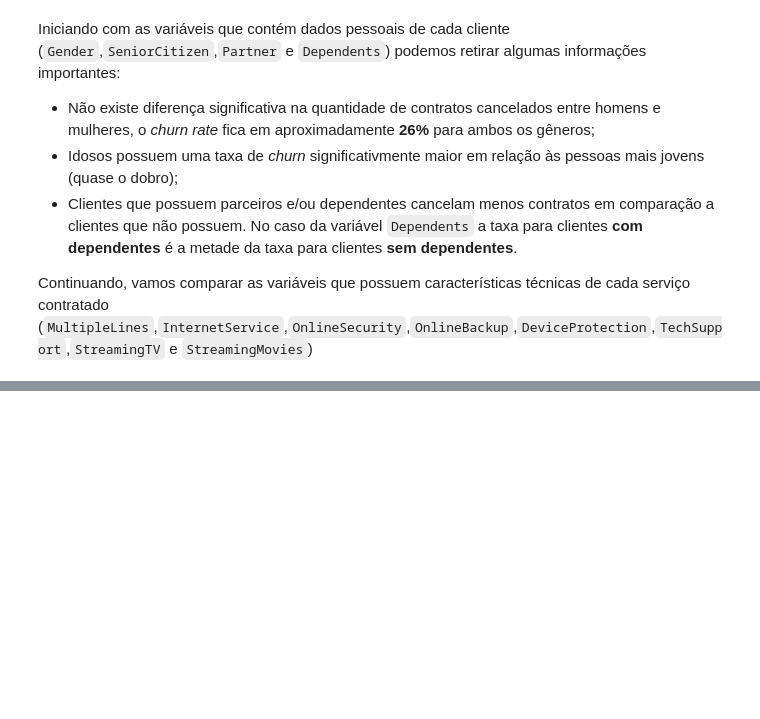
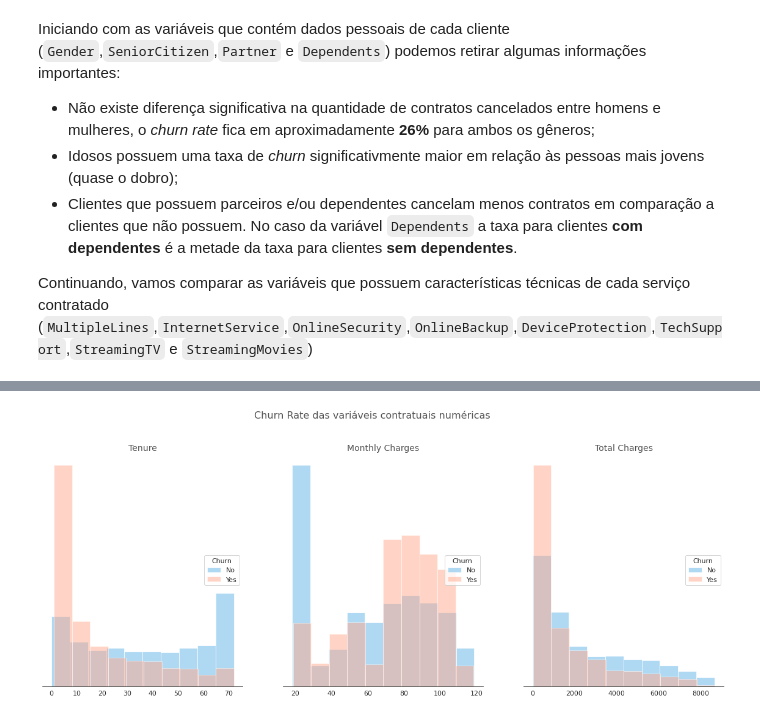
Before and after one commit to LuisCSGuimaraes/ChurnPrediction, a Jupyter notebook: Notebook/Churn Prediction.ipynb, the cells around one changed output, grey strips where cells are left out. Drawn from its saved outputs; the diff is of its cells as text; code cells hidden in the pictures; blank space fills up the shorter version.

```diff
--- a/Notebook/Churn Prediction.ipynb
+++ b/Notebook/Churn Prediction.ipynb
@@ -889,0 +1036,96 @@ plt.show()
+# %%
+#Criando a figura
+fig, ax = plt.subplots(figsize=(20, 7), ncols=3)
+st = fig.suptitle("Churn Rate das variáveis contratuais numéricas", fontsize="16", color=cinza_texto, y=1.02)
+
+#Plotando
+df_clean[df_clean['Churn']=='No']['tenure'].plot(kind='hist',
+                                                 ax=ax[0],
+                                                 density=True,
+                                                 alpha=0.7,
+                                                 color='#8ecaee',
+                                                 label='No')
+df_clean[df_clean['Churn']=='Yes']['tenure'].plot(kind='hist',
+                                                  ax=ax[0],
+                                                  density=True,
+                                                  alpha=0.5,
+                                                  color='#ffaa8f',
+                                                  label='Yes')
+
+df_clean[df_clean['Churn']=='No']['MonthlyCharges'].plot(kind='hist',
+                                                         ax=ax[1],
+                                                         density=True,
+                                                         alpha=0.7,
+                                                         color='#8ecaee',
+                                                         label='No')
+df_clean[df_clean['Churn']=='Yes']['MonthlyCharges'].plot(kind='hist',
+                                                          ax=ax[1],
+                                                          density=True,
+                                                          alpha=0.5,
+                                                          color='#ffaa8f',
+                                                          label='Yes')
+
+df_clean[df_clean['Churn']=='No']['TotalCharges'].plot(kind='hist',
+                                                       ax=ax[2],
+                                                       density=True,
+                                                       alpha=0.7,
+                                                       color='#8ecaee',
+                                                       label='No')
+df_clean[df_clean['Churn']=='Yes']['TotalCharges'].plot(kind='hist',
+                                                        ax=ax[2],
+                                                        density=True,
+                                                        alpha=0.5,
+                                                        color='#ffaa8f',
+                                                        label='Yes')
+
+#Removendo as spines
+ax[0].spines['top'].set_visible(False)
+ax[0].spines['right'].set_visible(False)
+ax[0].spines['left'].set_visible(False)
+
+ax[1].spines['top'].set_visible(False)
+ax[1].spines['right'].set_visible(False)
+ax[1].spines['left'].set_visible(False)
+
+ax[2].spines['top'].set_visible(False)
+ax[2].spines['right'].set_visible(False)
+ax[2].spines['left'].set_visible(False)
+
+#Configurando o plot
+ax[0].set_title("Tenure",
+              fontsize=14,
+              color=cinza_texto)
+ax[0].set_xlabel(None)
+ax[0].set_ylabel(None)
+ax[0].set_yticklabels([])
+ax[0].legend(['No','Yes'],
+           loc="center right",
+           title='Churn')
+ax[0].tick_params(rotation='auto')
+
+ax[1].set_title("Monthly Charges",
+              fontsize=14,
+              color=cinza_texto)
+ax[1].set_xlabel(None)
+ax[1].set_ylabel(None)
+ax[1].set_yticklabels([])
+ax[1].legend(['No','Yes'],
+           loc="center right",
+           title='Churn')
+ax[1].tick_params(rotation='auto')
+
+ax[2].set_title("Total Charges",
+              fontsize=14,
+              color=cinza_texto)
+ax[2].set_xlabel(None)
+ax[2].set_ylabel(None)
+ax[2].set_yticklabels([])
+ax[2].legend(['No','Yes'],
+           loc="center right",
+           title='Churn')
+ax[2].tick_params(rotation='auto')
+
+#Exibindo
+plt.show()
+# %% [output]
+[figure, added]
```
Also changed, not shown: parts of 4 cells of this notebook.
